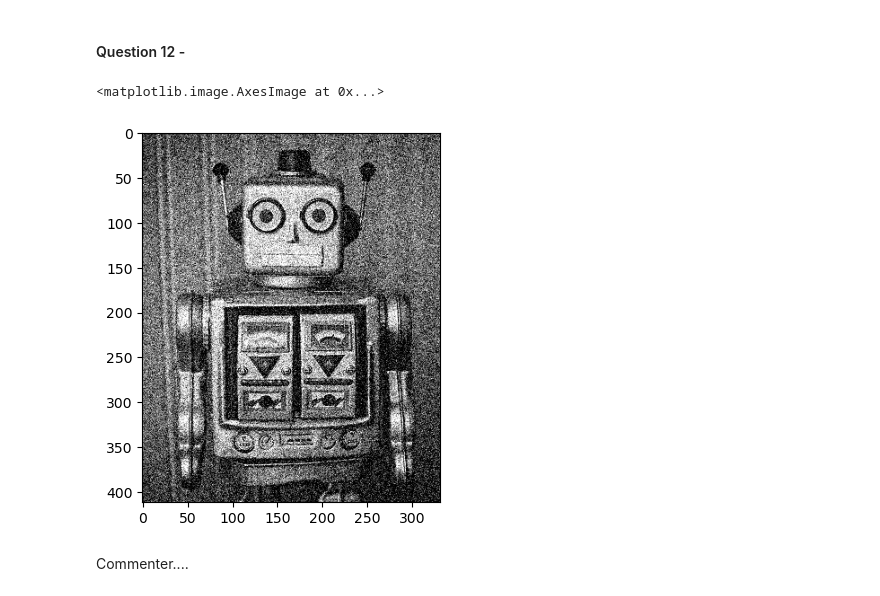
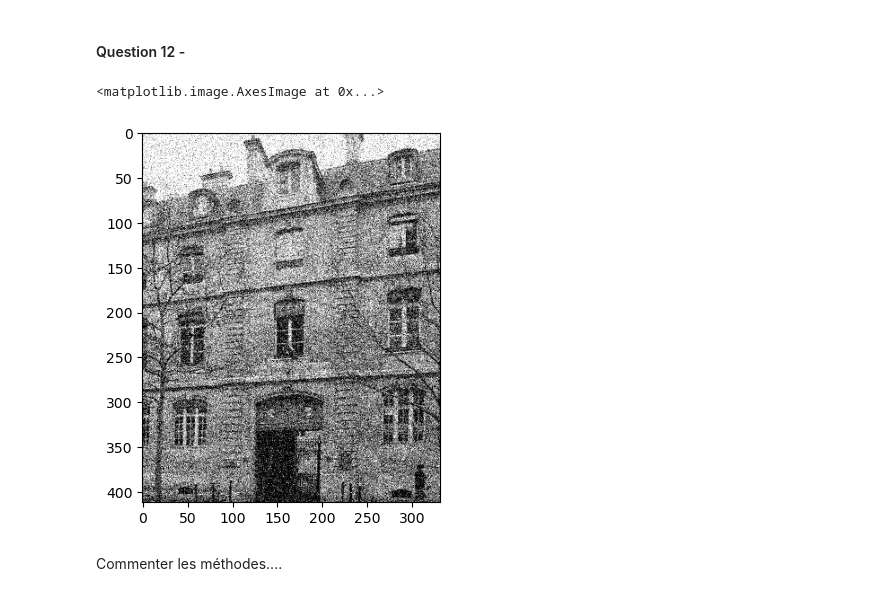
Before and after one commit to bavrillon/Projets_UE21, a Jupyter notebook: OPTI/OPTI_notebook.ipynb, the cells around one changed output. Cells and saved outputs as stored; diff of their text form; code cells hidden in the pictures.

```diff
--- a/OPTI/OPTI_notebook.ipynb
+++ b/OPTI/OPTI_notebook.ipynb
@@ -640,18 +635,18 @@ plt.imshow(matrice_to_image(u_optim_sous_grad_momentum), cmap='gray')
 #### Question 12 -
 # %%
 # L'image d'origine est en RGB, on l'importe en noir et blanc avec 1 canal :
-img_bis_no_noise = plt.imread('robot_no_noise.jpg')[...,0]
+img_bis_no_noise = plt.imread('mines_no_noise.jpg')
 
 # L'importation code les pixels sur des entiers de 8bits, on veut des flotants de 32bits :
 img_bis_no_noise = img_bis_no_noise.astype(np.float32) / 255.0
 
 # Fabrication de l'image bruitée :
 sigma = 0.2             # Ecart-type du bruit gaussien
-bruit = np.random.normal(0, sigma, img_no_noise.shape)
+bruit = np.random.normal(0, sigma, img_bis_no_noise.shape)
 img_bis_noise = img_bis_no_noise + bruit
 img_bis_noise = np.clip(img_bis_noise, 0, 1)     # On assure des pixel entre 0 et 1
 
 plt.imshow(matrice_to_image(img_bis_noise), cmap='gray')
 # %% [output]
 <matplotlib.image.AxesImage at 0x...>
-[figure, old version]
+[figure, new version]
@@ -658,2 +665,2 @@ plt.imshow(matrice_to_image(img_bis_noise), cmap='gray')
 # %% [markdown]
-Commenter....
+Commenter les méthodes....
```
Also changed, not shown: parts of 6 cells of this notebook, 1 other file.
